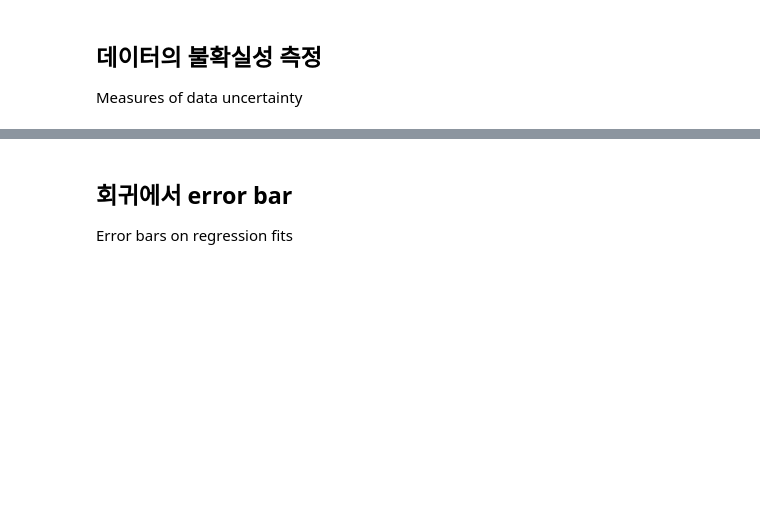
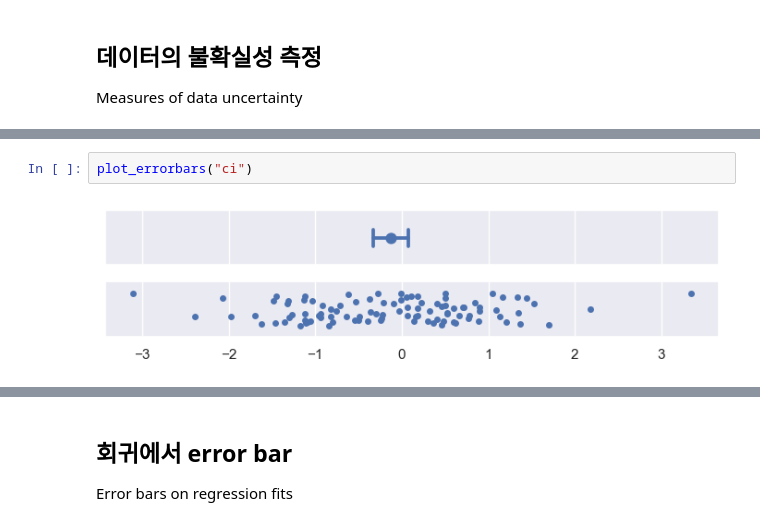
Before and after one commit to kjmn1105/Seaborn-Tuorial, a Jupyter notebook: 09_Statistical operations (1).ipynb, the cells around one changed output, grey strips where cells are left out. Cells and saved outputs as stored; diff of their text form; blank space fills up the shorter version.

```diff
--- a/09_Statistical operations (1).ipynb
+++ b/09_Statistical operations (1).ipynb
@@ -93,0 +119,4 @@ Measures of data uncertainty
+# %%
+plot_errorbars("ci")
+# %% [output]
+[figure, added]
```
Also changed, not shown: parts of 20 cells of this notebook.
